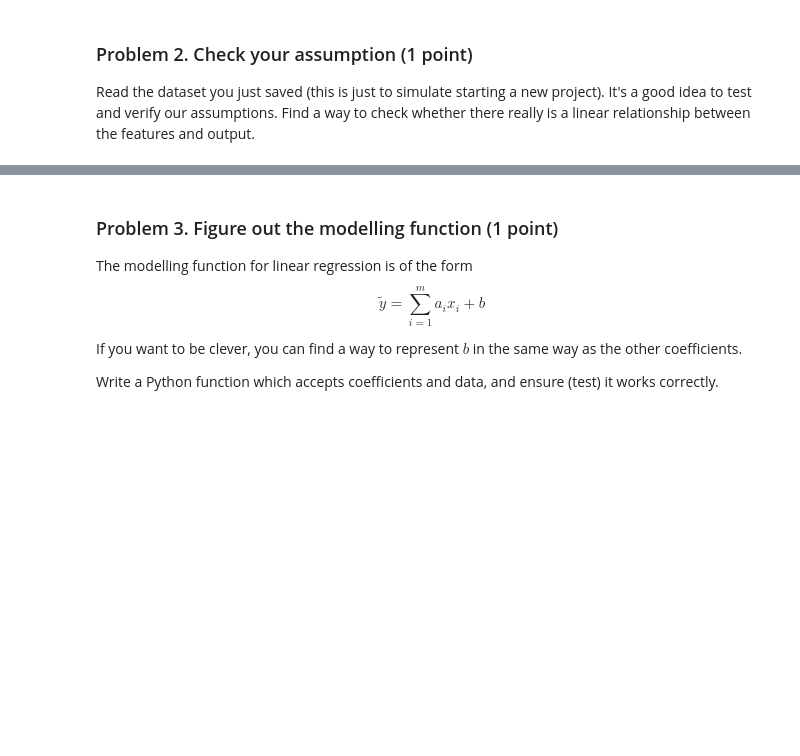
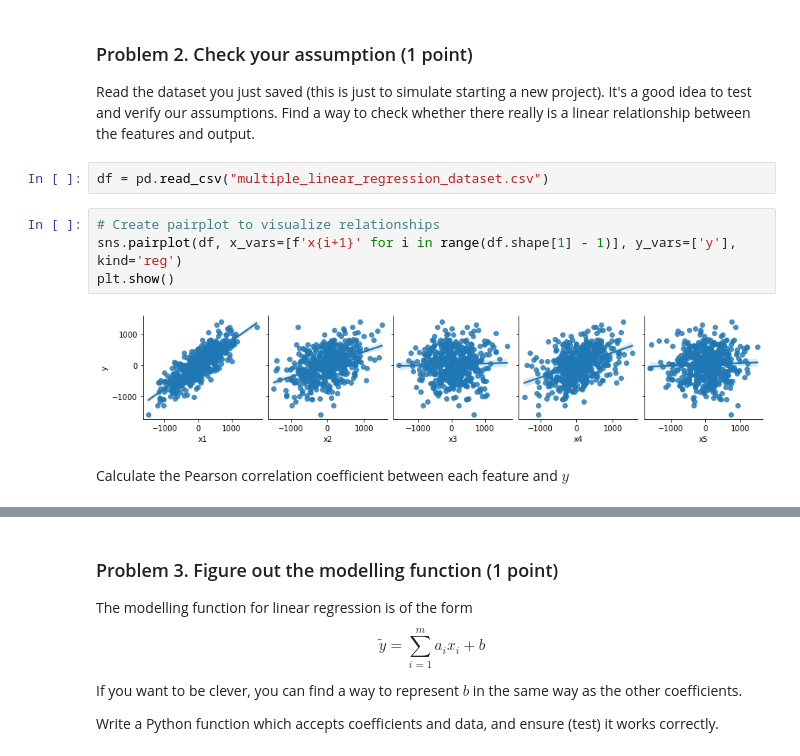
Before and after one commit to GalkaKG/Data-Science, a Jupyter notebook: 06. Regression Models/Regression Models Lab.ipynb, the cells around one changed output, grey strips where cells are left out. Cells and saved outputs as stored; diff of their text form; blank space fills up the shorter version.

```diff
--- a/06. Regression Models/Regression Models Lab.ipynb
+++ b/06. Regression Models/Regression Models Lab.ipynb
@@ -95,3 +73,13 @@ data.head()
 # %% [markdown]
 ### Problem 2. Check your assumption (1 point)
 Read the dataset you just saved (this is just to simulate starting a new project). It's a good idea to test and verify our assumptions. Find a way to check whether there really is a linear relationship between the features and output.
+# %%
+df = pd.read_csv("multiple_linear_regression_dataset.csv")
+# %%
+# Create pairplot to visualize relationships
+sns.pairplot(df, x_vars=[f'x{i+1}' for i in range(df.shape[1] - 1)], y_vars=['y'], kind='reg')
+plt.show()
+# %% [output]
+[figure, added]
+# %% [markdown]
+Calculate the Pearson correlation coefficient between each feature and $y$
```
Also changed, not shown: parts of 16 cells of this notebook, 2 other files.
